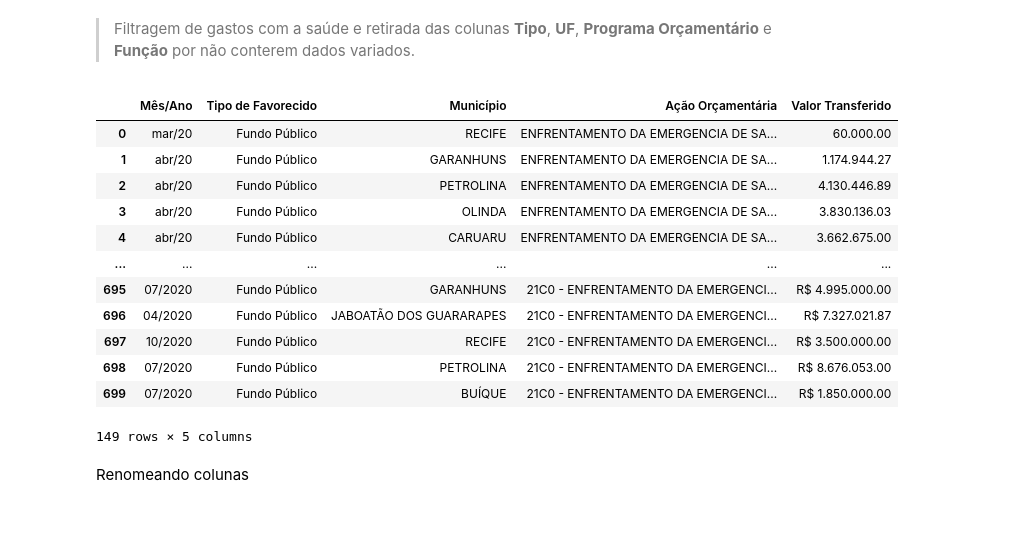
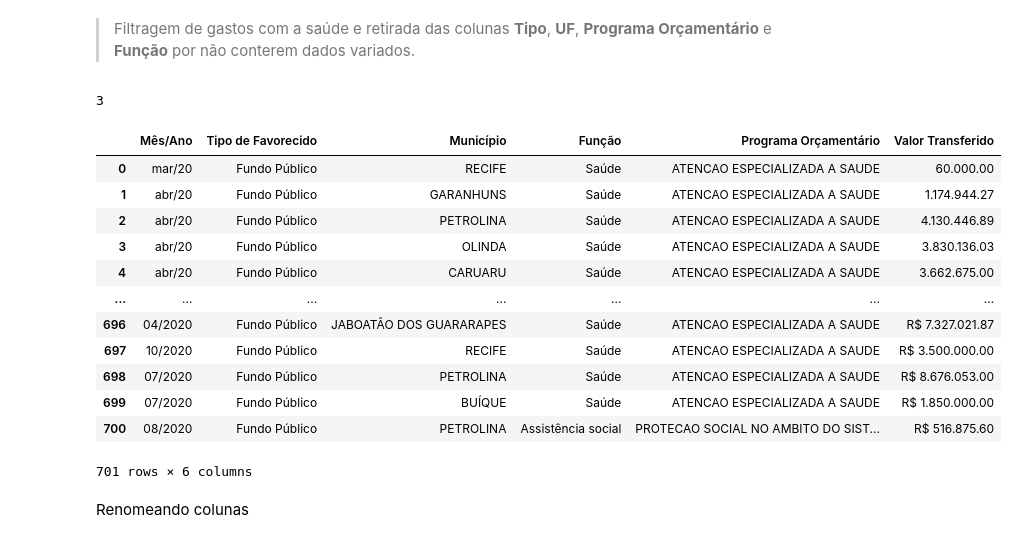
Before and after one commit to marcosw1998/Data-Science, a Jupyter notebook: Project_ee2/predict_covid_spends_PE.ipynb, the cells around one changed output. Cells and saved outputs as stored; diff of their text form; code cells hidden in the pictures.

```diff
--- a/Project_ee2/predict_covid_spends_PE.ipynb
+++ b/Project_ee2/predict_covid_spends_PE.ipynb
@@ -169,34 +140,33 @@ Dataset 2 (140, 9)
 invest_covidPe = invest_covidPe.append(invest_covidPe2, ignore_index=True)
 # %% [markdown]
 > Filtragem de gastos com a saúde e retirada das colunas **Tipo**, **UF**, **Programa Orçamentário** e **Função** por não conterem dados variados.
+# %%
+len(invest_covidPe2['Tipo de Favorecido'].unique())
+# %% [output]
+3
 # %%
-# Filtragem
-
-invest_covidPe = invest_covidPe[invest_covidPe['Função'] == 'Saúde']
-
-# Drop colunas
+# Drop colunas com valores unitários
 
 invest_covidPe.drop({'Tipo',\
                      'UF',\
-                     'Programa Orçamentário', \
-                     'Função'},\
+                     'Ação Orçamentária'},\
                     axis=1,\
                     inplace=True \
                     )
 invest_covidPe
 # %% [output]
-|  | Mês/Ano | Tipo de Favorecido | Município | Ação Orçamentária | Valor Transferido |
-| 0 | mar/20 | Fundo Público | RECIFE | ENFRENTAMENTO DA EMERGENCIA DE SA... | 60.000.00 |
-| 1 | abr/20 | Fundo Público | GARANHUNS | ENFRENTAMENTO DA EMERGENCIA DE SA... | 1.174.944.27 |
-| 2 | abr/20 | Fundo Público | PETROLINA | ENFRENTAMENTO DA EMERGENCIA DE SA... | 4.130.446.89 |
-| 3 | abr/20 | Fundo Público | OLINDA | ENFRENTAMENTO DA EMERGENCIA DE SA... | 3.830.136.03 |
-| 4 | abr/20 | Fundo Público | CARUARU | ENFRENTAMENTO DA EMERGENCIA DE SA... | 3.662.675.00 |
-| ... | ... | ... | ... | ... | ... |
-| 695 | 07/2020 | Fundo Público | GARANHUNS | 21C0 - ENFRENTAMENTO DA EMERGENCI... | R$ 4.995.000.00 |
-| 696 | 04/2020 | Fundo Público | JABOATÃO DOS GUARARAPES | 21C0 - ENFRENTAMENTO DA EMERGENCI... | R$ 7.327.021.87 |
-| 697 | 10/2020 | Fundo Público | RECIFE | 21C0 - ENFRENTAMENTO DA EMERGENCI... | R$ 3.500.000.00 |
-| 698 | 07/2020 | Fundo Público | PETROLINA | 21C0 - ENFRENTAMENTO DA EMERGENCI... | R$ 8.676.053.00 |
-| 699 | 07/2020 | Fundo Público | BUÍQUE | 21C0 - ENFRENTAMENTO DA EMERGENCI... | R$ 1.850.000.00 |
+|  | Mês/Ano | Tipo de Favorecido | Município | Função | Programa Orçamentário | Valor Transferido |
+| 0 | mar/20 | Fundo Público | RECIFE | Saúde | ATENCAO ESPECIALIZADA A SAUDE | 60.000.00 |
+| 1 | abr/20 | Fundo Público | GARANHUNS | Saúde | ATENCAO ESPECIALIZADA A SAUDE | 1.174.944.27 |
+| 2 | abr/20 | Fundo Público | PETROLINA | Saúde | ATENCAO ESPECIALIZADA A SAUDE | 4.130.446.89 |
+| 3 | abr/20 | Fundo Público | OLINDA | Saúde | ATENCAO ESPECIALIZADA A SAUDE | 3.830.136.03 |
+| 4 | abr/20 | Fundo Público | CARUARU | Saúde | ATENCAO ESPECIALIZADA A SAUDE | 3.662.675.00 |
+| ... | ... | ... | ... | ... | ... | ... |
+| 696 | 04/2020 | Fundo Público | JABOATÃO DOS GUARARAPES | Saúde | ATENCAO ESPECIALIZADA A SAUDE | R$ 7.327.021.87 |
+| 697 | 10/2020 | Fundo Público | RECIFE | Saúde | ATENCAO ESPECIALIZADA A SAUDE | R$ 3.500.000.00 |
+| 698 | 07/2020 | Fundo Público | PETROLINA | Saúde | ATENCAO ESPECIALIZADA A SAUDE | R$ 8.676.053.00 |
+| 699 | 07/2020 | Fundo Público | BUÍQUE | Saúde | ATENCAO ESPECIALIZADA A SAUDE | R$ 1.850.000.00 |
+| 700 | 08/2020 | Fundo Público | PETROLINA | Assistência social | PROTECAO SOCIAL NO AMBITO DO SIST... | R$ 516.875.60 |
-149 rows × 5 columns
+701 rows × 6 columns
 # %% [markdown]
 Renomeando colunas
```
Also changed, not shown: parts of 89 cells of this notebook.
